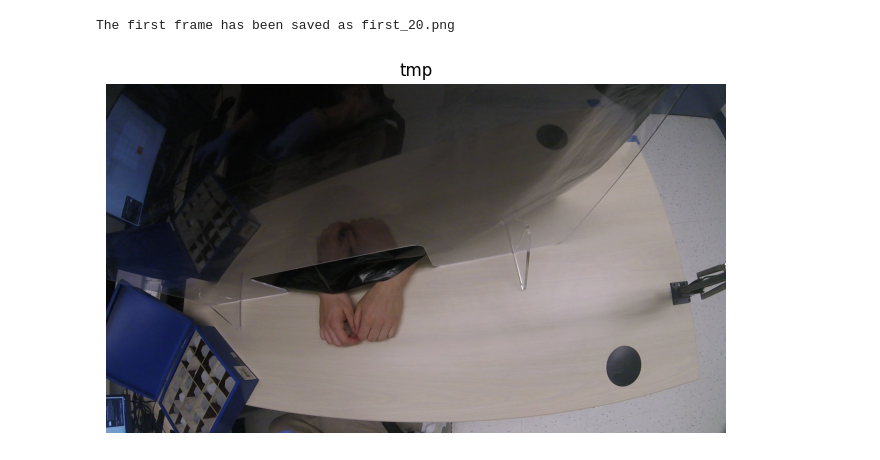
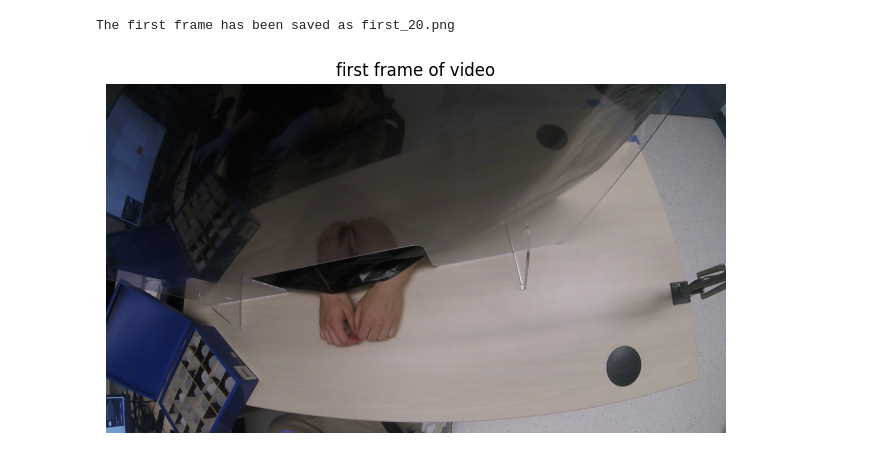
Before and after one commit to nripstein/Undergrad-Thesis, a Jupyter notebook: frame_extract.ipynb, the cells around one changed output. Drawn from its saved outputs; the diff is of its cells as text; code cells hidden in the pictures.

```diff
--- a/frame_extract.ipynb
+++ b/frame_extract.ipynb
@@ -117,26 +117,27 @@ first_frame = extract_first_frame("mine_shortened_no_crop.mp4")
 # %%
 def display_image_with_matplotlib(image: np.ndarray, title: str = "Image") -> None:
     """
     Displays a NumPy image (array) using matplotlib.
 
     Args:
         image (numpy.ndarray): The image to be displayed (as a NumPy array).
         title (str): The title for the displayed image (default is "Image").
 
     Returns:
         None
     """
     # Convert BGR to RGB
     image_rgb = cv2.cvtColor(image, cv2.COLOR_BGR2RGB)
 
     # Display the image using matplotlib
     plt.figure(figsize=(8, 8))
     plt.imshow(image_rgb)
     plt.title(title)
     plt.axis("off")
     plt.show()
 
-display_image_with_matplotlib(first_frame, "tmp")
+first_frame = extract_first_frame("mine_shortened_no_crop.mp4")
+display_image_with_matplotlib(first_frame, "first frame of video")
 # %% [output]
-[figure, old version]
+[figure, new version]
 # %%
```
Also changed, not shown: parts of 3 cells of this notebook.
